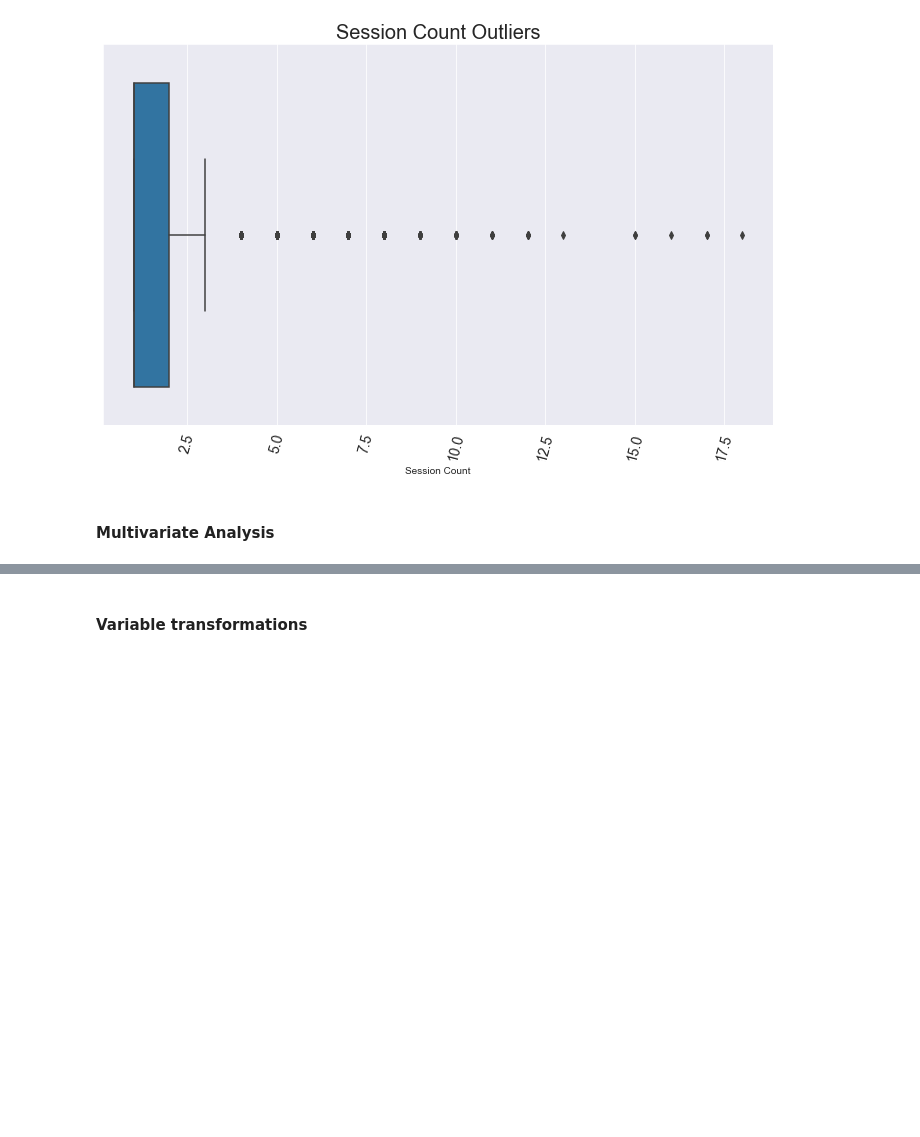
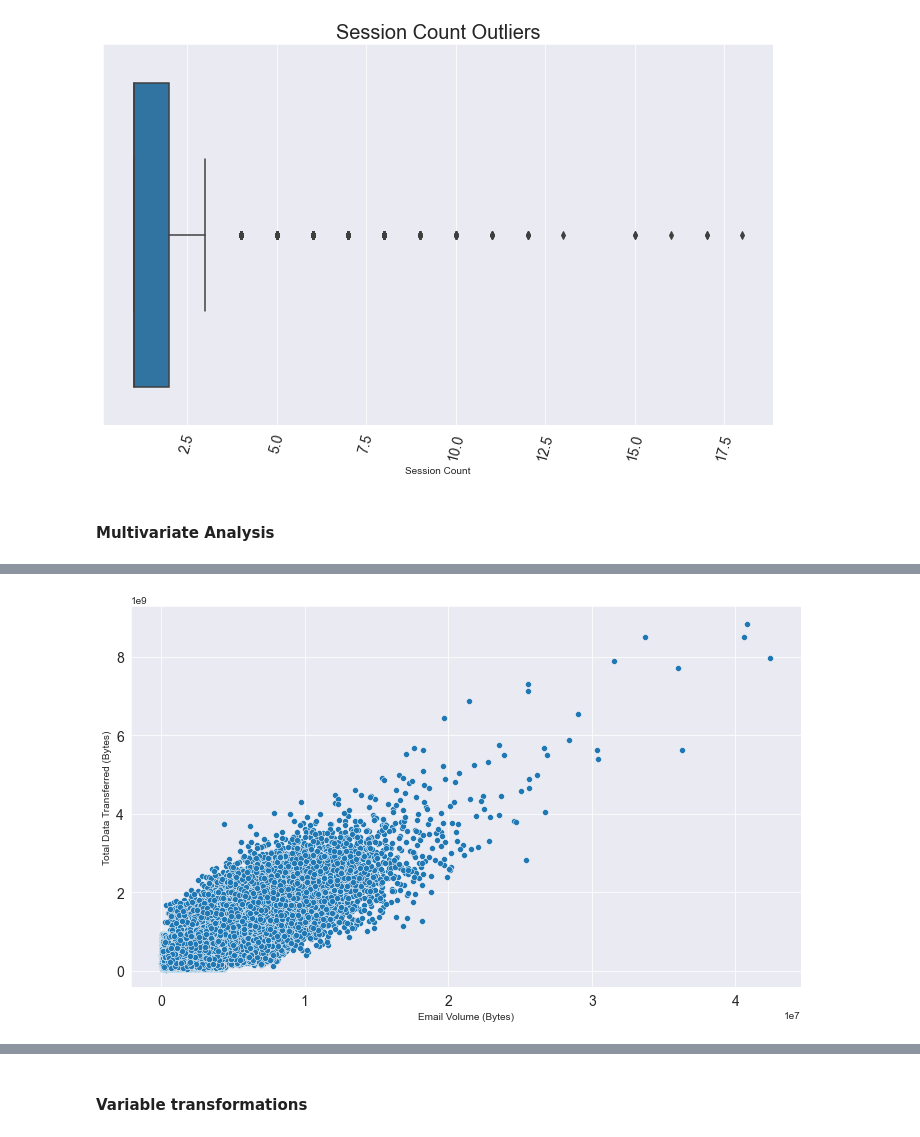
Before and after one commit to DiyeMark/User-Analytics-Telecommunication-Industry, a Jupyter notebook: notebooks/user-overview-analysis.ipynb, the cells around one changed output, grey strips where cells are left out. Drawn from its saved outputs; the diff is of its cells as text; code cells hidden in the pictures; blank space fills up the shorter version.

```diff
--- a/notebooks/user-overview-analysis.ipynb
+++ b/notebooks/user-overview-analysis.ipynb
@@ -790,0 +775,4 @@ plt.scatter(df_exp['Social Media Volume (Bytes)'], df_exp['Total Data Transferre
+# %%
+plot_scatter_bi(df_exp, x_col='Email Volume (Bytes)', y_col='Total Data Transferred (Bytes)')
+# %% [output]
+[figure, added]
```
Also changed, not shown: parts of 10 cells of this notebook.
